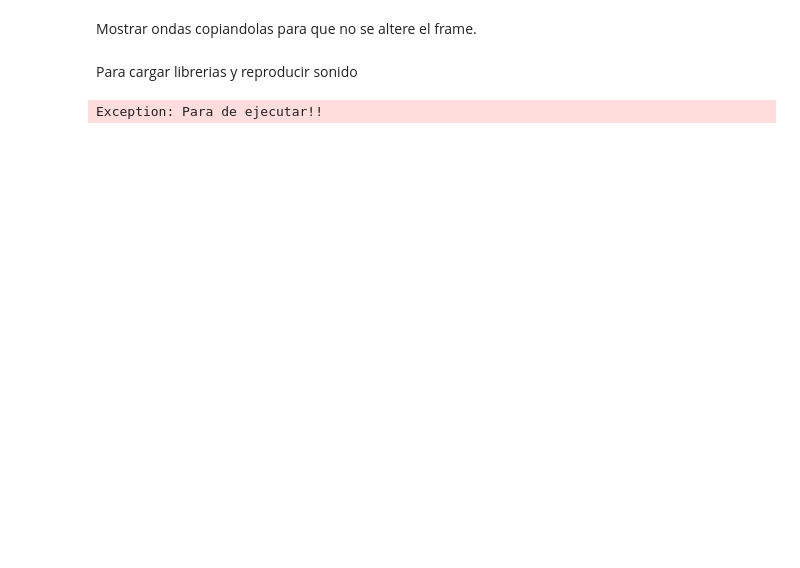
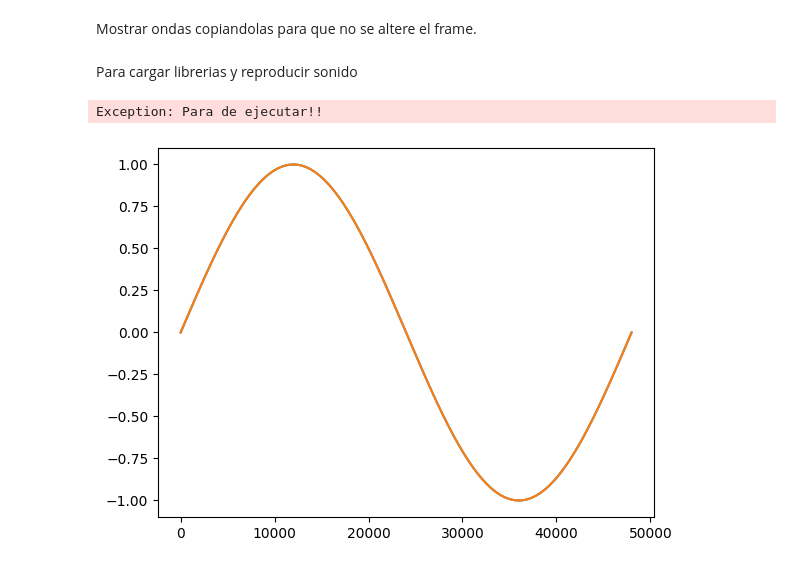
Before and after one commit to jperson4/AUDIO, a Jupyter notebook: pruebas/sound.ipynb, the cells around one changed output. Saved outputs shown, nothing was run; the diff lists cells and outputs as text; code cells hidden in the pictures; blank space fills up the shorter version.

```diff
--- a/pruebas/sound.ipynb
+++ b/pruebas/sound.ipynb
@@ -50,17 +51,17 @@ def play(osc:Signal, add=False):
     else:
         input += osc # añade a lo que estaba sonando antes
 
+def stop():
+    global input
+    input = None
+
 def playFor(osc:Signal, secs=5, add=False):
     play(osc)
-    time.sleep(5)
+    time.sleep(secs)
     stop()
 
 def show(osc:Signal, secs=.5):
     plt.plot(osc.next(SRATE*secs))
-
-def stop():
-    global input
-    input = None
 # %% [markdown]
 Para cargar librerias y reproducir sonido
 # %%
@@ -71,0 +75,13 @@ playFor(Sine(440), 2)
+# %%
+s = Sine(1).next(SRATE*2)
+s2 = Sine(1).next(SRATE*2)
+# print(s[0], s[-1])
+wt = WT(s[SRATE:], freq=1)
+sp = Sampler(s[SRATE:], loop=True)
+show(wt, 1)
+show(sp, 1)
+# playFor(s, 1)
+playFor(wt, 2)
+playFor(sp, 2)
+# %% [output]
+[figure, added]
```
Also changed, not shown: parts of 3 cells of this notebook, 2 other files.
